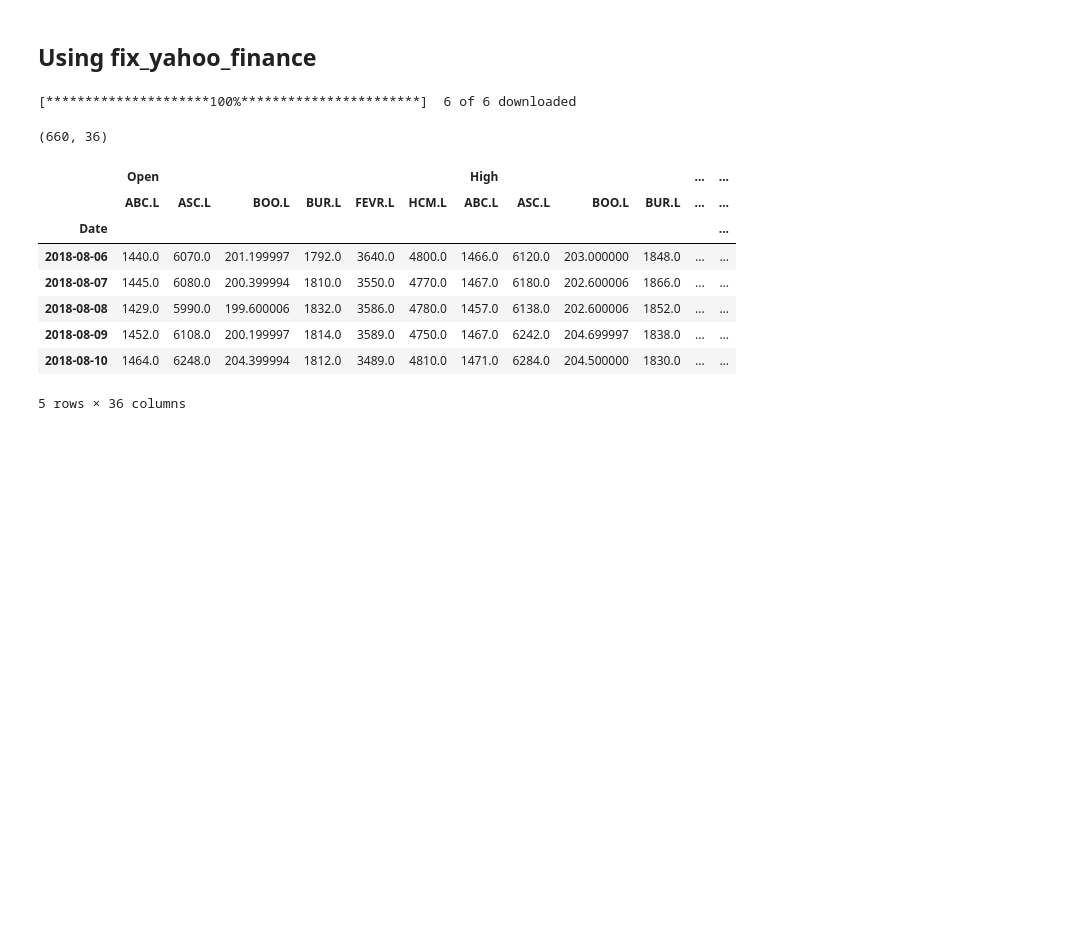
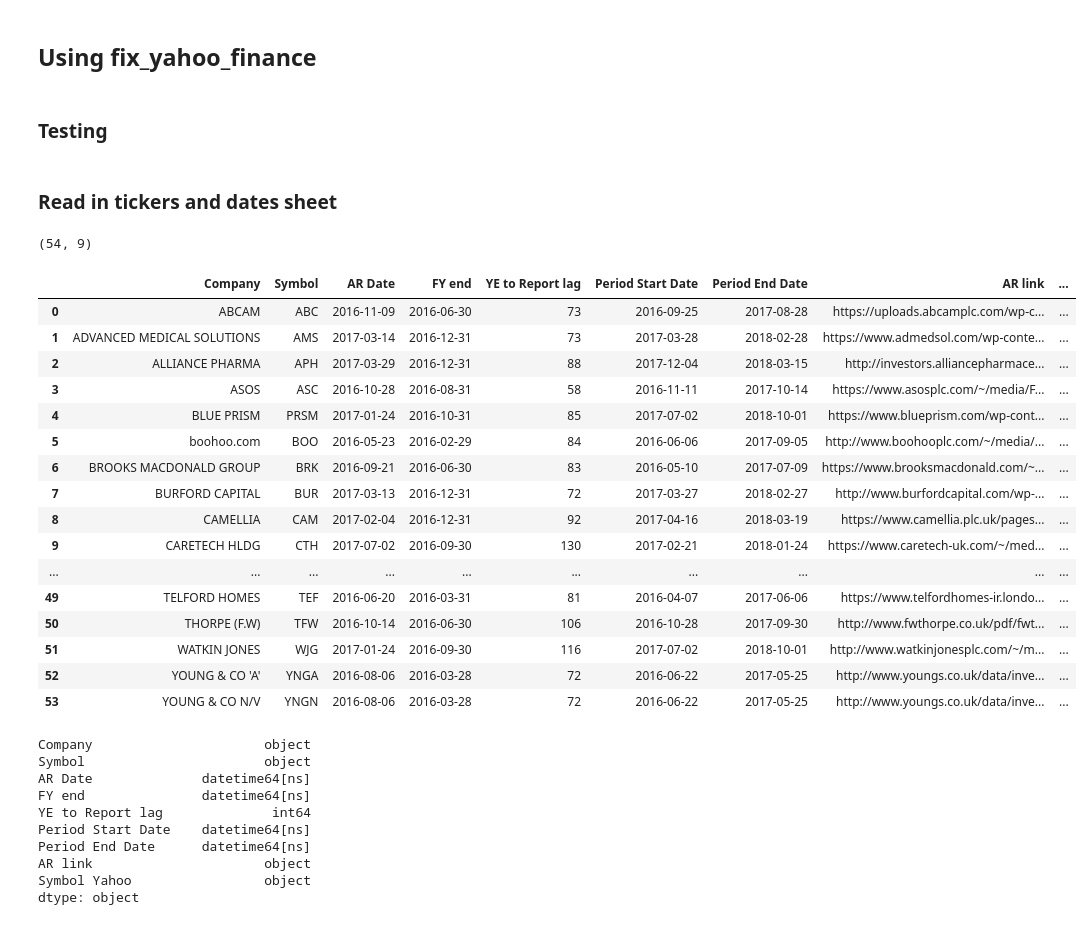
Before and after one commit to rothwellstuart/coreports, a Jupyter notebook: price-api-v1-1.ipynb, the cells around one changed output. Cells and saved outputs as stored; diff of their text form; code cells hidden in the pictures; blank space fills up the shorter version.

```diff
--- a/price-api-v1-1.ipynb
+++ b/price-api-v1-1.ipynb
@@ -12,4 +16,6 @@ from pandas_datareader import data as pdr
 
 import fix_yahoo_finance as yf
 yf.pdr_override() # <== that's all it takes :-)
+# %% [markdown]
+### Testing
 # %%
@@ -33,21 +39,42 @@ summary_df['start'] = adj_close.iloc[0]
 summary_df['end'] = adj_close.iloc[-1]
 
 summary_df.head()
-# %%
-# download Panel
-data_fix2 = pdr.get_data_yahoo(["ASC.L", "FEVR.L", "BUR.L", "HCM.L", "ABC.L", "BOO.L"], start="2016-01-01", end="2018-08-10")
-
-data_fix2.shape
-data_fix2.tail()
-# %% [output]
-[*********************100%***********************]  6 of 6 downloaded
-(660, 36)
-|  | Open |  |  |  |  |  | High |  |  |  | ... | ... |
-|  | ABC.L | ASC.L | BOO.L | BUR.L | FEVR.L | HCM.L | ABC.L | ASC.L | BOO.L | BUR.L | ... | ... |
-| Date |  |  |  |  |  |  |  |  |  |  |  | ... |
-| 2018-08-06 | 1440.0 | 6070.0 | 201.199997 | 1792.0 | 3640.0 | 4800.0 | 1466.0 | 6120.0 | 203.000000 | 1848.0 | ... | ... |
-| 2018-08-07 | 1445.0 | 6080.0 | 200.399994 | 1810.0 | 3550.0 | 4770.0 | 1467.0 | 6180.0 | 202.600006 | 1866.0 | ... | ... |
-| 2018-08-08 | 1429.0 | 5990.0 | 199.600006 | 1832.0 | 3586.0 | 4780.0 | 1457.0 | 6138.0 | 202.600006 | 1852.0 | ... | ... |
-| 2018-08-09 | 1452.0 | 6108.0 | 200.199997 | 1814.0 | 3589.0 | 4750.0 | 1467.0 | 6242.0 | 204.699997 | 1838.0 | ... | ... |
-| 2018-08-10 | 1464.0 | 6248.0 | 204.399994 | 1812.0 | 3489.0 | 4810.0 | 1471.0 | 6284.0 | 204.500000 | 1830.0 | ... | ... |
-5 rows × 36 columns
+# %% [markdown]
+### Read in tickers and dates sheet
+# %%
+tickers = pd.read_csv('~/Downloads/report-dates - Master.csv', parse_dates=['AR Date', 'FY end', 'Period Start Date', 'Period End Date'])
+
+tickers['Symbol Yahoo'] = tickers['Symbol'].astype(str) + ".L"
+
+tickers.shape
+tickers
+tickers.dtypes
+# %% [output]
+(54, 9)
+|  | Company | Symbol | AR Date | FY end | YE to Report lag | Period Start Date | Period End Date | AR link | ... |
+| 0 | ABCAM | ABC | 2016-11-09 | 2016-06-30 | 73 | 2016-09-25 | 2017-08-28 | https://uploads.abcamplc.com/wp-c... | ... |
+| 1 | ADVANCED MEDICAL SOLUTIONS | AMS | 2017-03-14 | 2016-12-31 | 73 | 2017-03-28 | 2018-02-28 | https://www.admedsol.com/wp-conte... | ... |
+| 2 | ALLIANCE PHARMA | APH | 2017-03-29 | 2016-12-31 | 88 | 2017-12-04 | 2018-03-15 | http://investors.alliancepharmace... | ... |
+| 3 | ASOS | ASC | 2016-10-28 | 2016-08-31 | 58 | 2016-11-11 | 2017-10-14 | https://www.asosplc.com/~/media/F... | ... |
+| 4 | BLUE PRISM | PRSM | 2017-01-24 | 2016-10-31 | 85 | 2017-07-02 | 2018-10-01 | https://www.blueprism.com/wp-cont... | ... |
+| 5 | boohoo.com | BOO | 2016-05-23 | 2016-02-29 | 84 | 2016-06-06 | 2017-09-05 | http://www.boohooplc.com/~/media/... | ... |
+| 6 | BROOKS MACDONALD GROUP | BRK | 2016-09-21 | 2016-06-30 | 83 | 2016-05-10 | 2017-07-09 | https://www.brooksmacdonald.com/~... | ... |
+| 7 | BURFORD CAPITAL | BUR | 2017-03-13 | 2016-12-31 | 72 | 2017-03-27 | 2018-02-27 | http://www.burfordcapital.com/wp-... | ... |
+| 8 | CAMELLIA | CAM | 2017-02-04 | 2016-12-31 | 92 | 2017-04-16 | 2018-03-19 | https://www.camellia.plc.uk/pages... | ... |
+| 9 | CARETECH HLDG | CTH | 2017-07-02 | 2016-09-30 | 130 | 2017-02-21 | 2018-01-24 | https://www.caretech-uk.com/~/med... | ... |
+| ... | ... | ... | ... | ... | ... | ... | ... | ... | ... |
+| 49 | TELFORD HOMES | TEF | 2016-06-20 | 2016-03-31 | 81 | 2016-04-07 | 2017-06-06 | https://www.telfordhomes-ir.londo... | ... |
+| 50 | THORPE (F.W) | TFW | 2016-10-14 | 2016-06-30 | 106 | 2016-10-28 | 2017-09-30 | http://www.fwthorpe.co.uk/pdf/fwt... | ... |
+| 51 | WATKIN JONES | WJG | 2017-01-24 | 2016-09-30 | 116 | 2017-07-02 | 2018-10-01 | http://www.watkinjonesplc.com/~/m... | ... |
+| 52 | YOUNG & CO 'A' | YNGA | 2016-08-06 | 2016-03-28 | 72 | 2016-06-22 | 2017-05-25 | http://www.youngs.co.uk/data/inve... | ... |
+| 53 | YOUNG & CO N/V | YNGN | 2016-08-06 | 2016-03-28 | 72 | 2016-06-22 | 2017-05-25 | http://www.youngs.co.uk/data/inve... | ... |
+Company                      object
+Symbol                       object
+AR Date              datetime64[ns]
+FY end               datetime64[ns]
+YE to Report lag              int64
+Period Start Date    datetime64[ns]
+Period End Date      datetime64[ns]
+AR link                      object
+Symbol Yahoo                 object
+dtype: object
```
Also changed, not shown: parts of 40 cells of this notebook.
